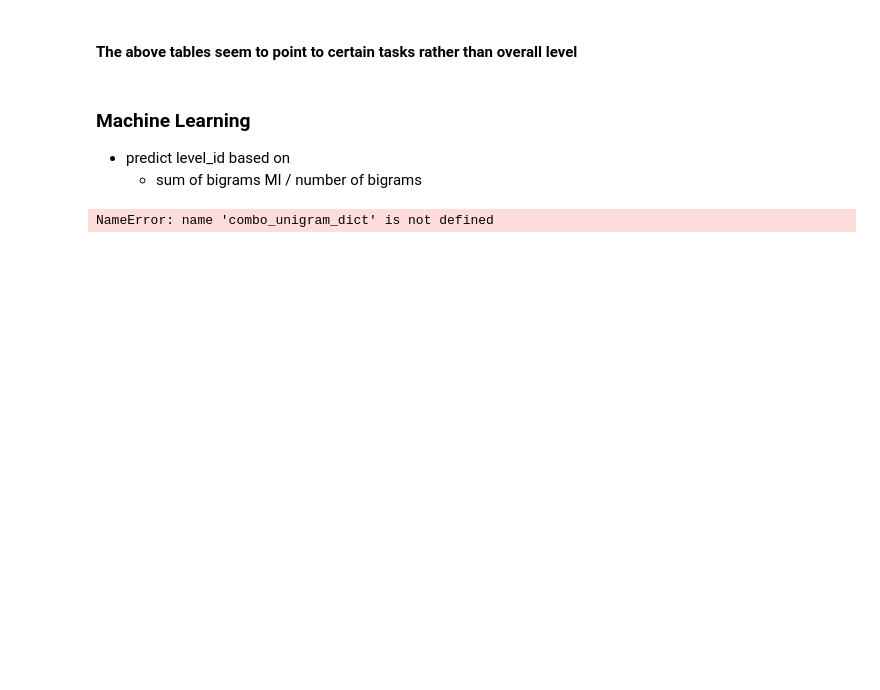
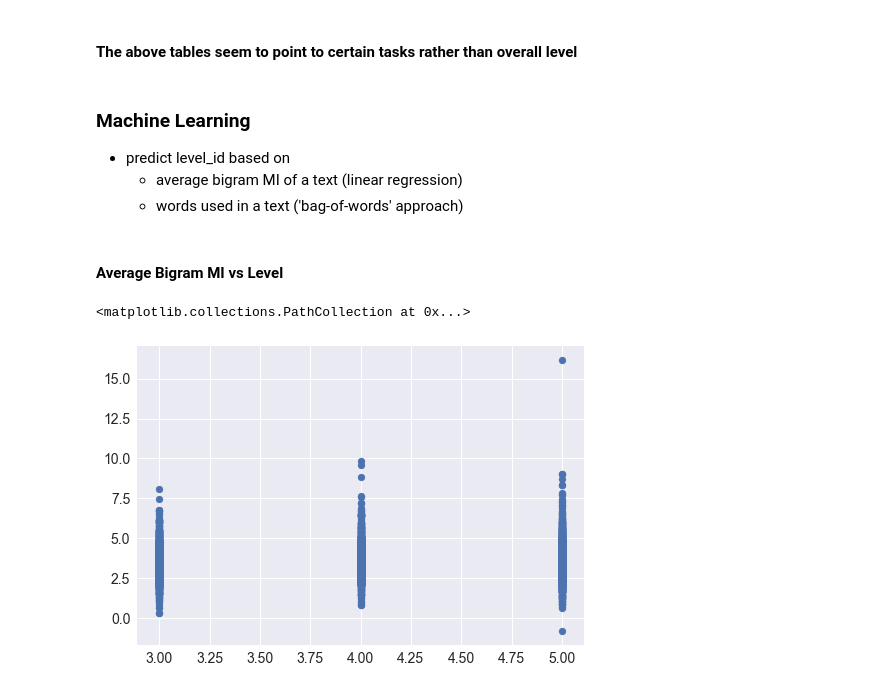
Before and after one commit to Data-Science-for-Linguists/Bigram-analysis-of-writing-from-the-ELI, a Jupyter notebook: Visualizations.ipynb, the cells around one changed output. Drawn from its saved outputs; the diff is of its cells as text; code cells hidden in the pictures; blank space fills up the shorter version.

```diff
--- a/Visualizations.ipynb
+++ b/Visualizations.ipynb
@@ -224,9 +232,7 @@ top_lv5_percent.loc[(top_lv5_percent['tokens'] >= 5) & (top_lv5_percent['MI'] >=
 # %% [markdown]
 ### Machine Learning
 - predict level_id based on
-    - sum of bigrams MI / number of bigrams
+    - average bigram MI of a text (linear regression)
+    - words used in a text ('bag-of-words' approach)
-# %%
-combo_df['MI_sum'] = sum([MI(x[0], x[1]) for x in combo_df['bigrams']])
-combo_df.head()
-# %% [output]
-NameError: name 'combo_unigram_dict' is not defined
+# %% [markdown]
+#### Average Bigram MI vs Level
@@ -232,0 +242,8 @@ NameError: name 'combo_unigram_dict' is not defined
+# %%
+plt.scatter(combo_df['level_id'], combo_df['avg_bigram_MI'])
+plt.show()
+
+#I don't think I need to run an ANOVA to see a lack of significance...
+# %% [output]
+<matplotlib.collections.PathCollection at 0x...>
+[figure, added]
```
Also changed, not shown: parts of 27 cells of this notebook, 1 other file.
